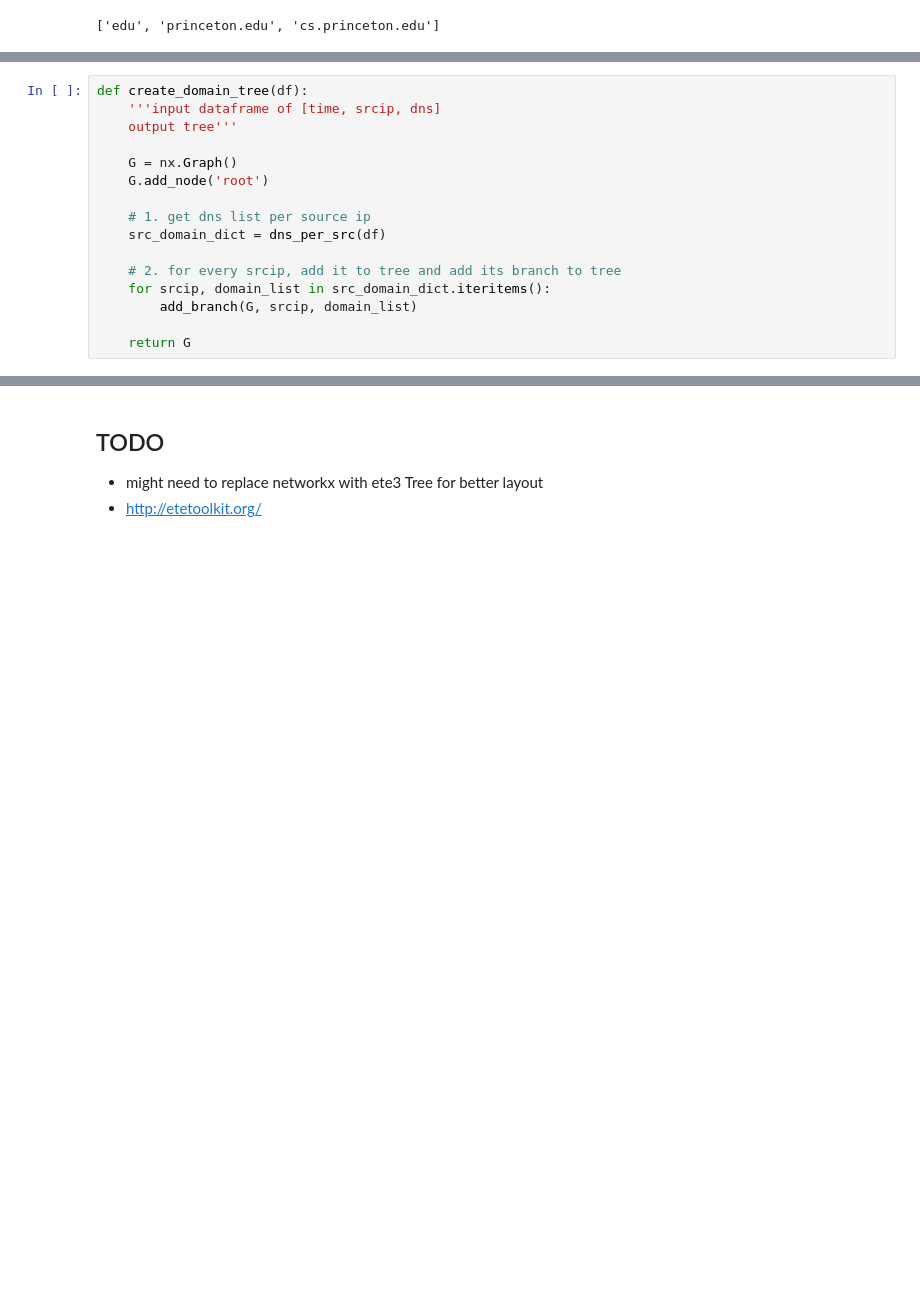
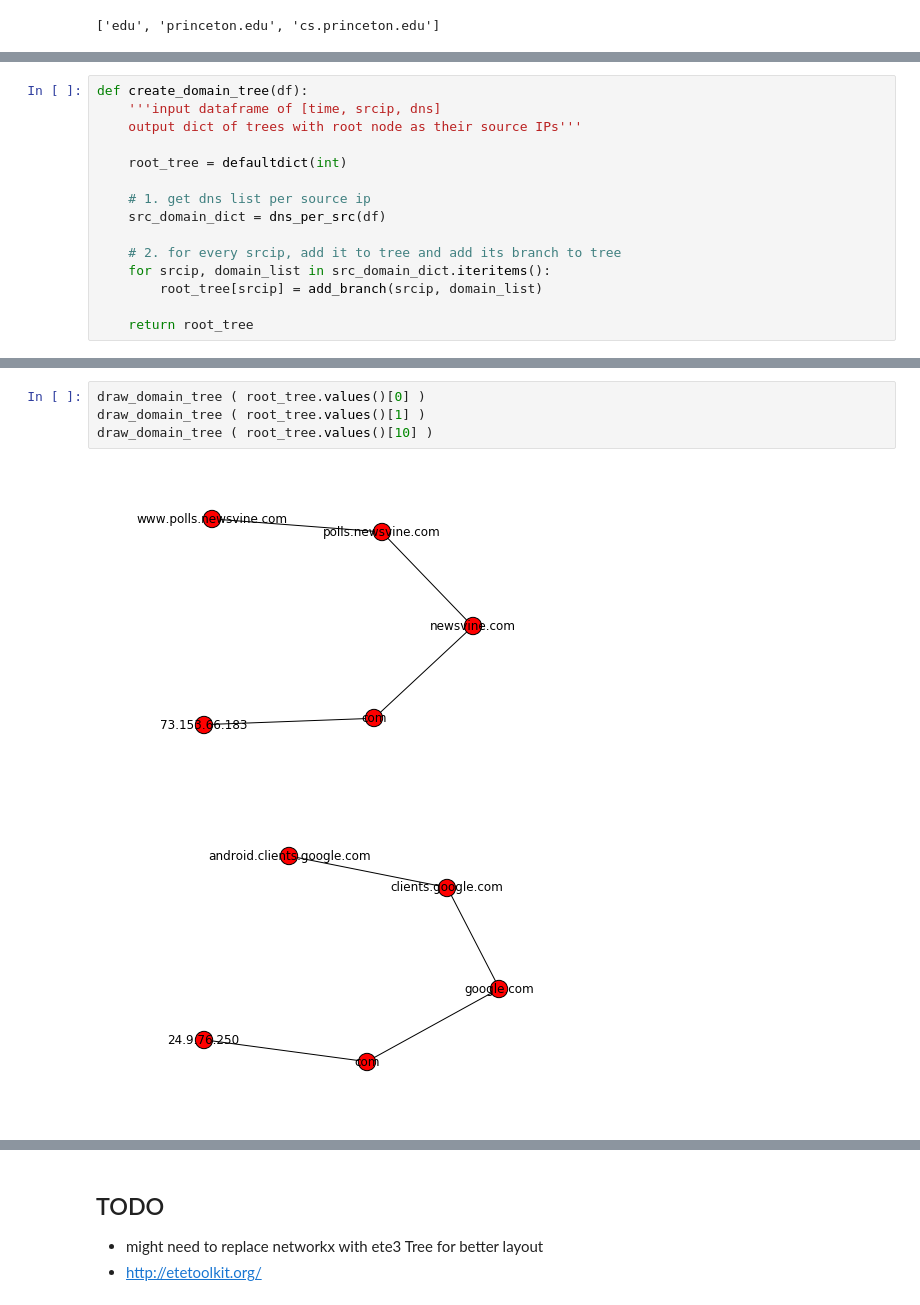
Before and after one commit to shahifaqeer/iot-dns, a Jupyter notebook: PIMA-1min-tree.ipynb, the cells around one changed output, grey strips where cells are left out. Drawn from its saved outputs; the diff is of its cells as text; blank space fills up the shorter version.

```diff
--- a/PIMA-1min-tree.ipynb
+++ b/PIMA-1min-tree.ipynb
@@ -175,17 +197,16 @@ draw_domain_tree(G)
 # %%
 def create_domain_tree(df):
     '''input dataframe of [time, srcip, dns]
-    output tree'''
+    output dict of trees with root node as their source IPs'''
 
-    G = nx.Graph()
-    G.add_node('root')
+    root_tree = defaultdict(int)
 
     # 1. get dns list per source ip
     src_domain_dict = dns_per_src(df)
 
     # 2. for every srcip, add it to tree and add its branch to tree
     for srcip, domain_list in src_domain_dict.iteritems():
-        add_branch(G, srcip, domain_list)
+        root_tree[srcip] = add_branch(srcip, domain_list)
 
-    return G
+    return root_tree
 # %%
@@ -197,0 +236,7 @@ draw_domain_tree(G)
+# %%
+draw_domain_tree ( root_tree.values()[0] )
+draw_domain_tree ( root_tree.values()[1] )
+draw_domain_tree ( root_tree.values()[10] )
+# %% [output]
+[figure, added]
+[figure, added]
```
Also changed, not shown: parts of 10 cells of this notebook.
